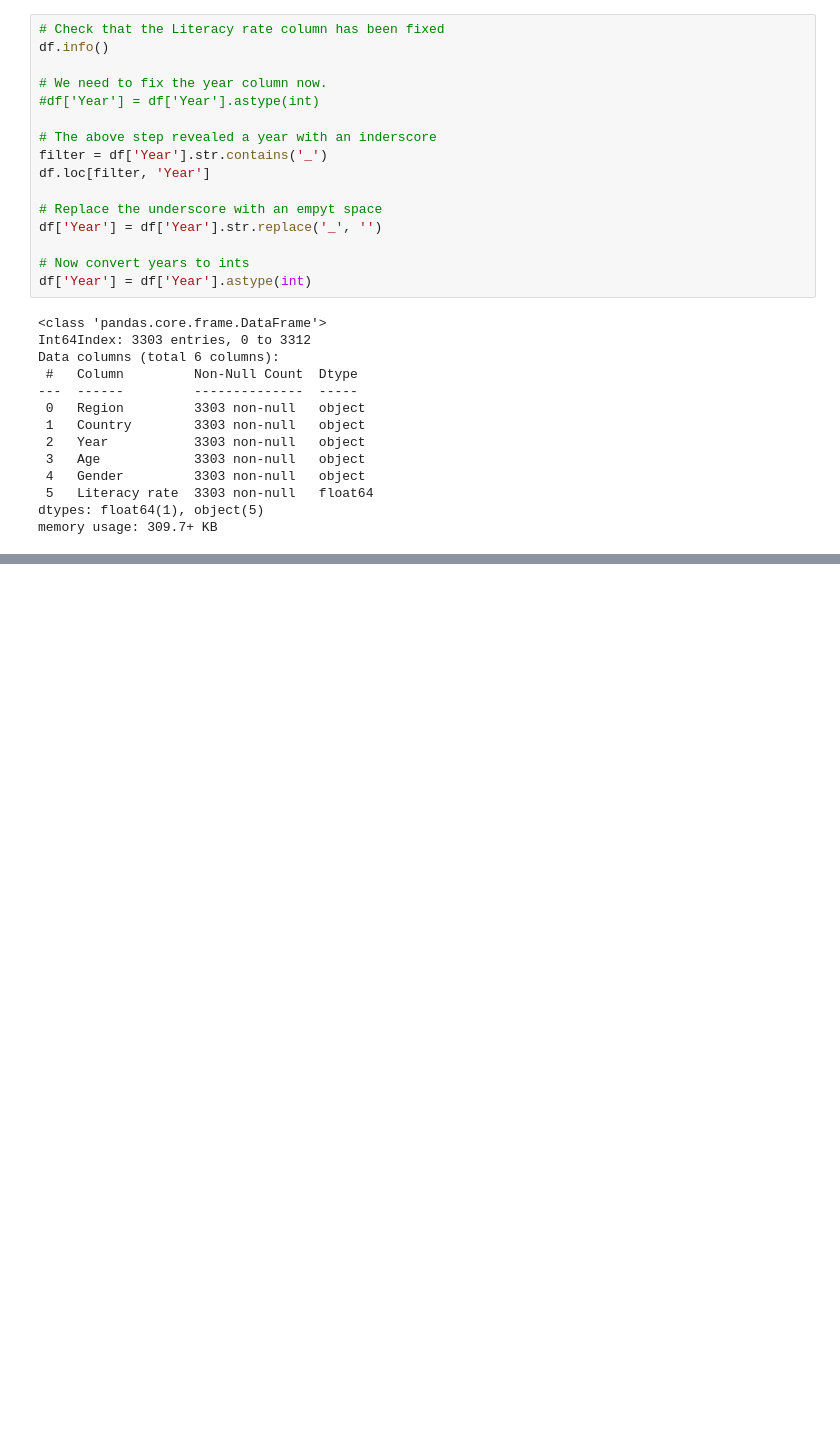
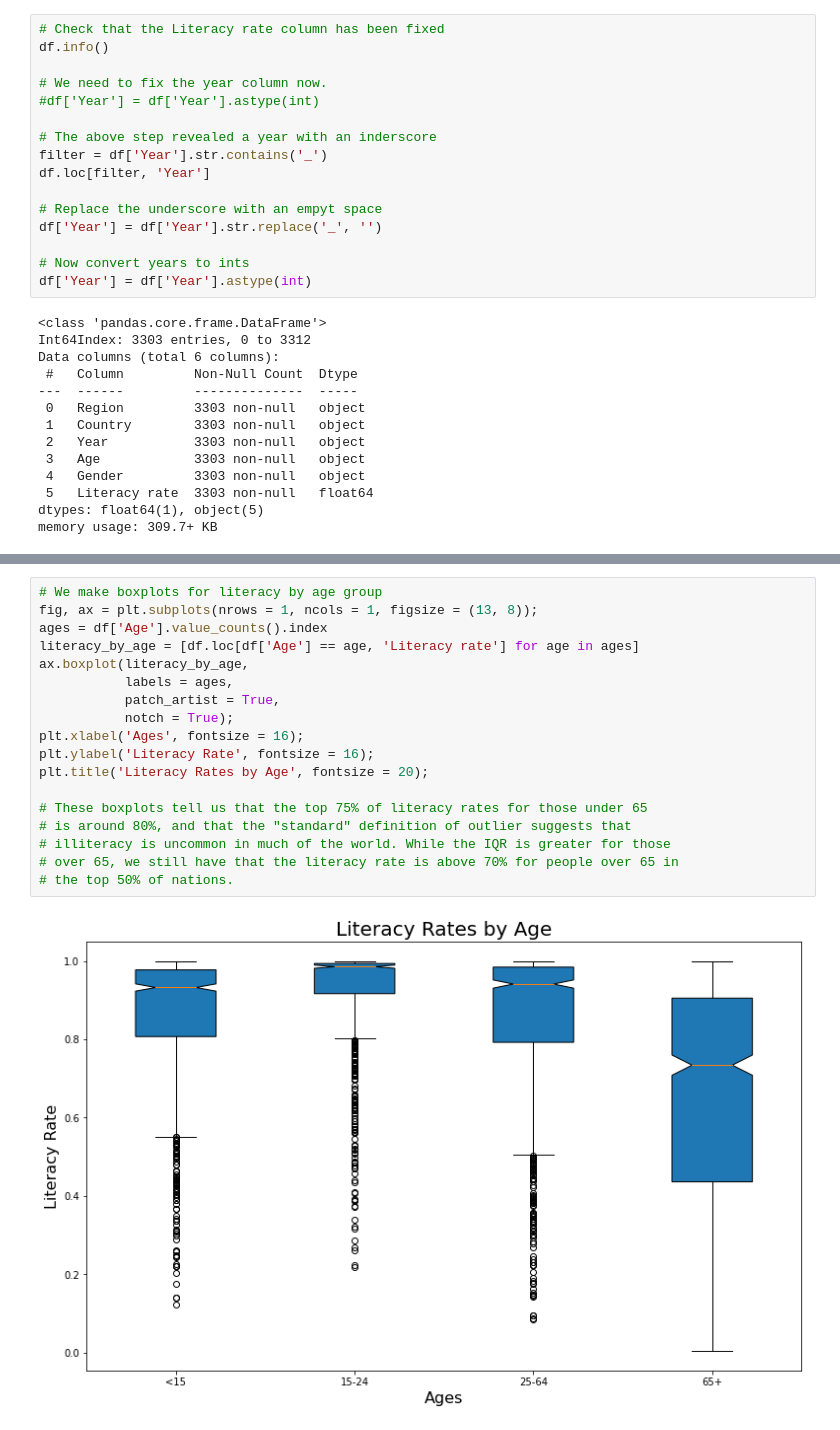
Before and after one commit to mvince33/Coding-Dojo, a Jupyter notebook: mock_belt_exam.ipynb, the cells around one changed output, grey strips where cells are left out. Cells and saved outputs as stored; diff of their text form; blank space fills up the shorter version.

```diff
--- a/mock_belt_exam.ipynb
+++ b/mock_belt_exam.ipynb
@@ -193,0 +336,20 @@ memory usage: 309.7+ KB
+# %%
+# We make boxplots for literacy by age group
+fig, ax = plt.subplots(nrows = 1, ncols = 1, figsize = (13, 8));
+ages = df['Age'].value_counts().index
+literacy_by_age = [df.loc[df['Age'] == age, 'Literacy rate'] for age in ages]
+ax.boxplot(literacy_by_age,
+           labels = ages,
+           patch_artist = True,
+           notch = True);
+plt.xlabel('Ages', fontsize = 16);
+plt.ylabel('Literacy Rate', fontsize = 16);
+plt.title('Literacy Rates by Age', fontsize = 20);
+
+# These boxplots tell us that the top 75% of literacy rates for those under 65
+# is around 80%, and that the "standard" definition of outlier suggests that
+# illiteracy is uncommon in much of the world. While the IQR is greater for those
+# over 65, we still have that the literacy rate is above 70% for people over 65 in
+# the top 50% of nations.
+# %% [output]
+[figure, added]
```
Also changed, not shown: parts of 11 cells of this notebook.
